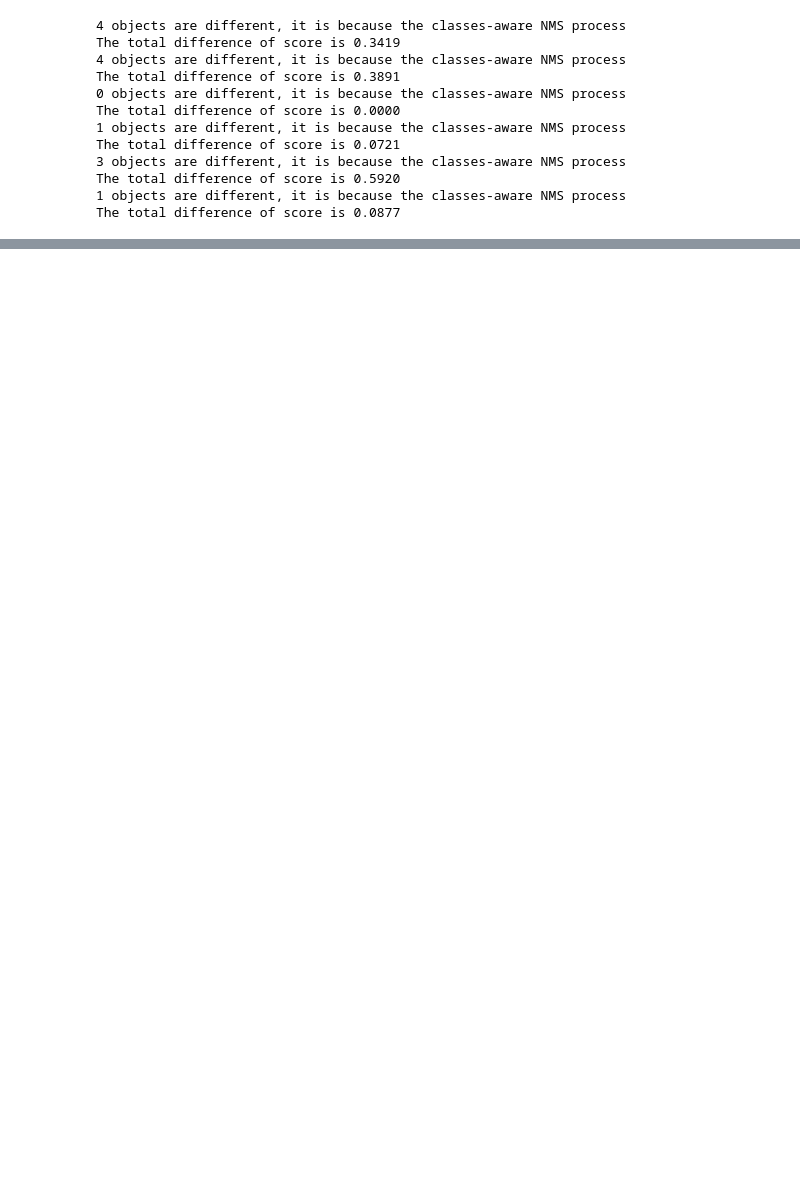
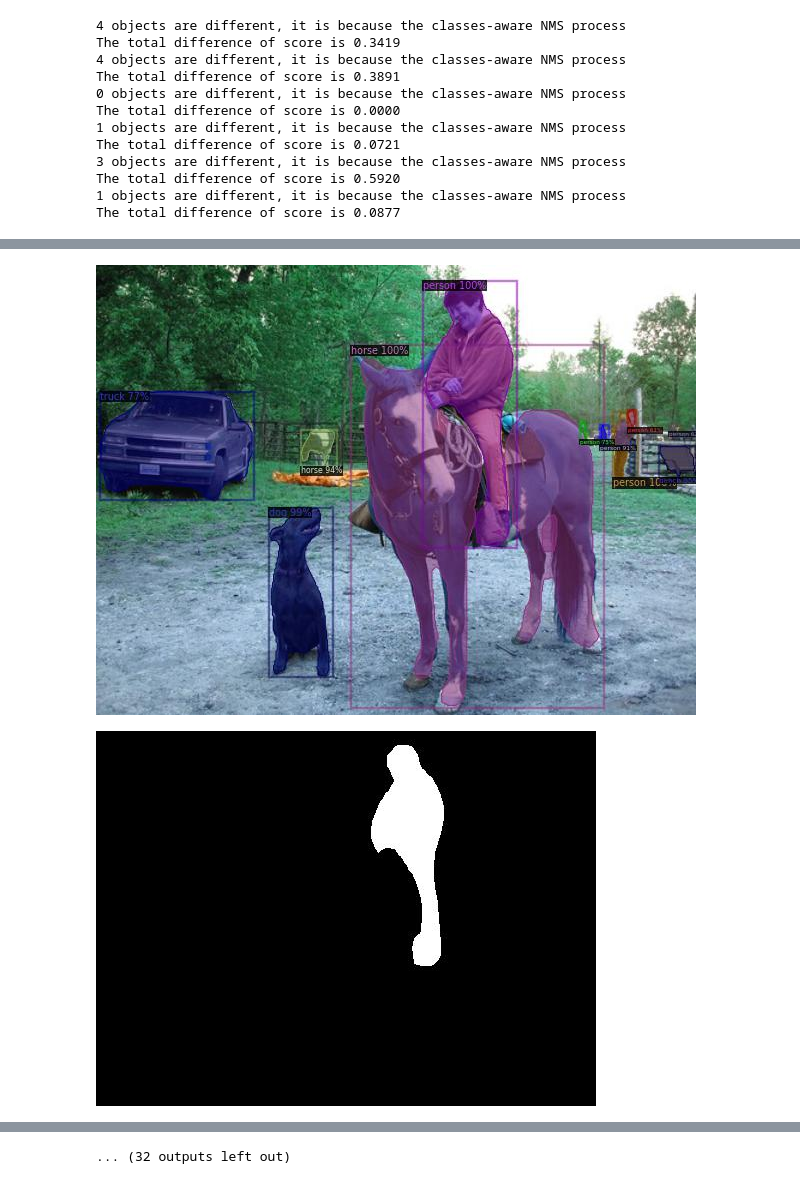
Before and after one commit to furkanbiten/bottomup_topdown_features, a Jupyter notebook: demo_batchwise_feature_extraction.ipynb, the cells around one changed output, grey strips where cells are left out. Drawn from its saved outputs; the diff is of its cells as text; code cells hidden in the pictures; blank space fills up the shorter version.

```diff
--- a/demo_batchwise_feature_extraction.ipynb
+++ b/demo_batchwise_feature_extraction.ipynb
@@ -472,0 +212,9 @@ Extracted features for 6 images.
+# %%
+cfg = get_cfg()
+add_detectron2_diff_config_att(cfg)
+cfg.merge_from_file("./configs/default/COCO-InstanceSegmentation/mask_rcnn_X_101_32x8d_FPN_3x.yaml")
+cfg.MODEL.RPN.POST_NMS_TOPK_TEST = 300
+cfg.MODEL.ROI_HEADS.NMS_THRESH_TEST = 0.6
+cfg.MODEL.ROI_HEADS.SCORE_THRESH_TEST = 0.6
+cfg.MODEL.WEIGHTS = "./model/mask_rcnn_X_101_32x8d_FPN_3x.pkl"
+predictor = DefaultPredictor(cfg)
@@ -472,0 +236,27 @@ Extracted features for 6 images.
+# %%
+for img in ims[1:]:
+    pred = predictor(img)
+    v = Visualizer(img[:, :, ::-1], MetadataCatalog.get(cfg.DATASETS.TRAIN[0]), scale=1.2)
+    v = v.draw_instance_predictions(pred["instances"].to("cpu"))
+    final = np.full(img.shape, 255, dtype=np.uint8)[:,:,0]
+    showarray(v.get_image()[:, :, ::-1])
+    for mask in pred["instances"].get("pred_masks"):
+        mask=mask.to("cpu")
+        mask=mask.numpy()
+        mask=mask.astype('uint8')
+        # get first masked value (foreground)
+        fg = cv2.bitwise_or(img, img, mask=mask)
+
+        # get second masked value (background) mask must be inverted
+        mask = cv2.bitwise_not(mask)
+#         background = np.full(img.shape, 255, dtype=np.uint8)
+#         bk = cv2.bitwise_or(background, background, mask=mask)
+
+#         # combine foreground+background
+#         final = cv2.bitwise_and(mask, final)
+#         res = cv2.bitwise_or(im,im,mask = mask.astype('uint8'))
+#         v = v.draw_binary_mask(mask)
+        showarray(mask-255)
+# %% [output]
+[figure, added]
+[figure, added]
@@ -472,0 +273 @@ Extracted features for 6 images.
+... (32 outputs left out)
```
Also changed, not shown: parts of 10 cells of this notebook.
